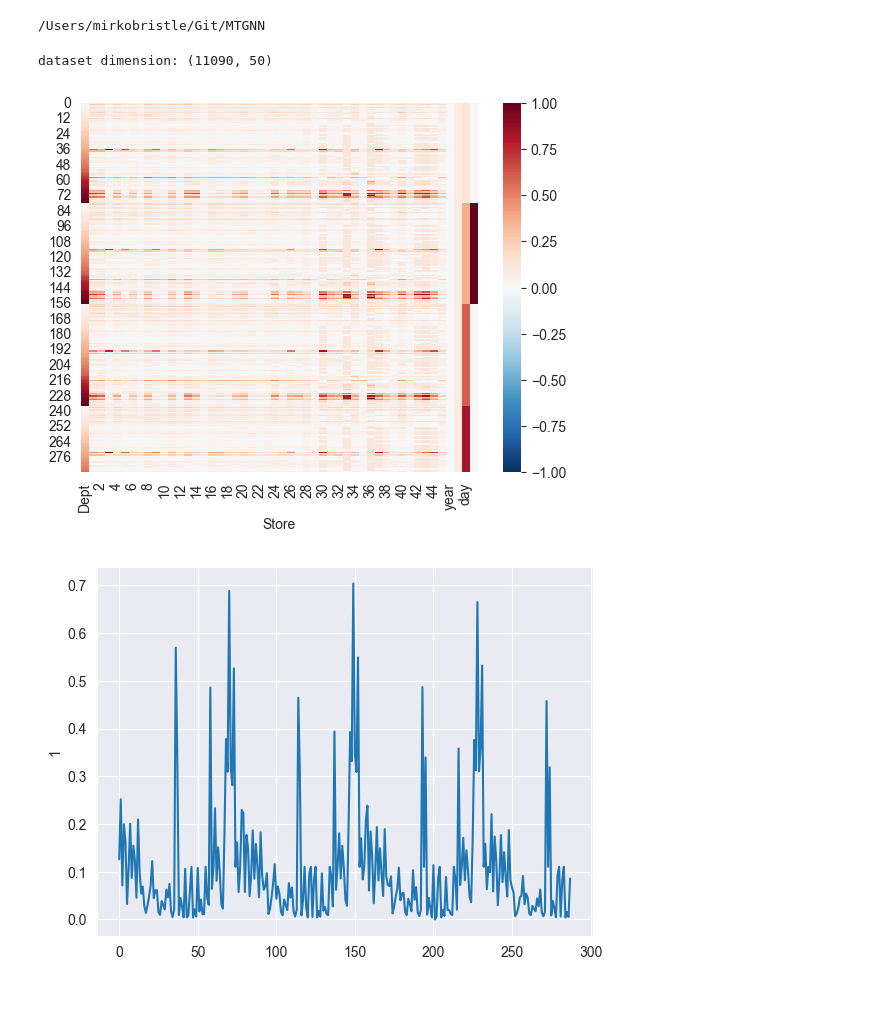
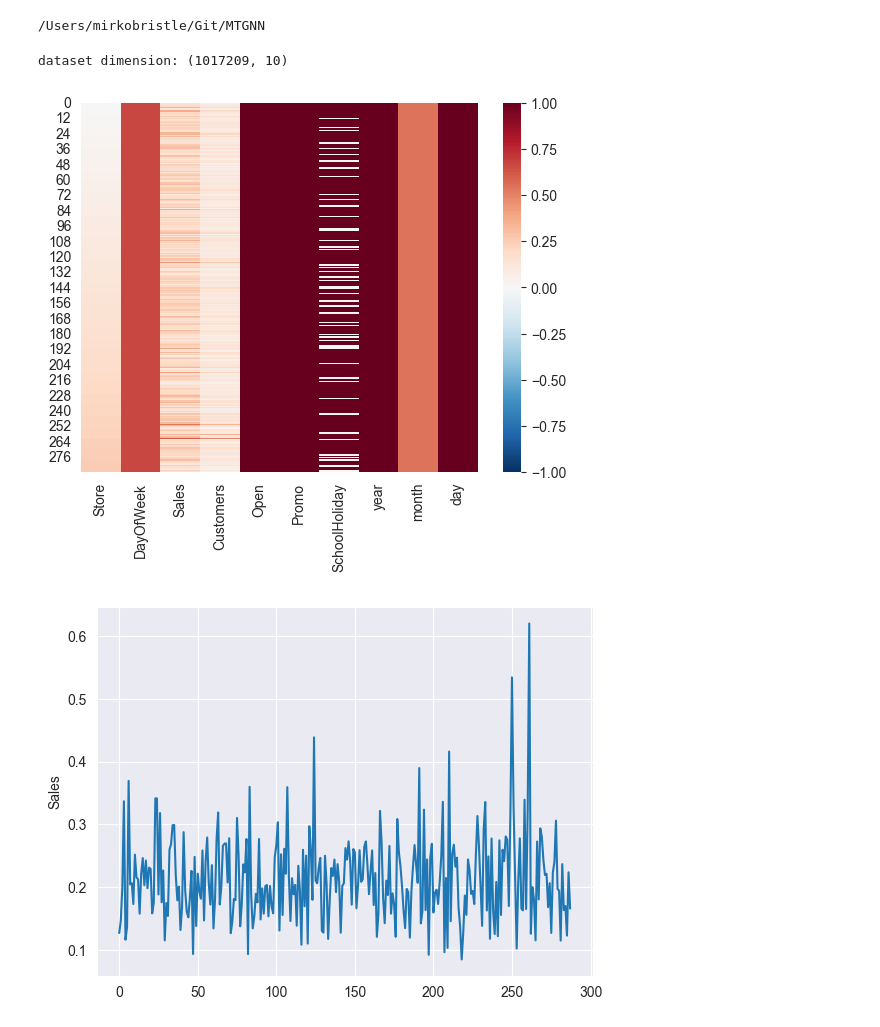
Before and after one commit to MBristle/MTGNN, a Jupyter notebook: dataset_evaluation.ipynb, the cells around one changed output. Cells and saved outputs as stored; diff of their text form; code cells hidden in the pictures; blank space fills up the shorter version.

Commit message:
update rossman2 and results for DS evaluation and experiment visualization

```diff
--- a/dataset_evaluation.ipynb
+++ b/dataset_evaluation.ipynb
@@ -11,6 +11,8 @@ print(os.getcwd())
 
 dataset_names = {
     'walmart': './data/walmart.csv',
+    'rossman2': './data/rossman_cleaned_2.csv',
+    'rossman1': './data/rossman.csv',
     'eeg': './data/eeg-eye-state_csv.csv',
     'polution': './data/uspollution_pollution_us_2000_2016.csv',
     'airlinedelay': './data/airlinedelaycauses_DelayedFlights.csv',
@@ -20,7 +22,7 @@ dataset_names = {
     'exchange': './data/exchange_rate.txt',
     'household': './data/household_power_consumption.csv'
 }
-ds_name = 'walmart'
+ds_name = 'rossman1'
 with open(dataset_names[ds_name], 'r') as file:
     # data_json = json.loa
     # ds(f"[{data_str}]")
@@ -41,8 +43,23 @@ with open(dataset_names[ds_name], 'r') as file:
         data["year"] =  pd.DatetimeIndex(data["Data"]).year
         data["month"] =  pd.DatetimeIndex(data["Data"]).month
         data["day"] =  pd.DatetimeIndex(data["Data"]).day
-        data["is_holiday"]=data["IsHoliday"].astype(int)
-
+    #     data["is_holiday"]=data["IsHoliday"].astype(int)
+    # elif ds_name == 'rossman2':
+    #     data = pd.read_csv(file)
+    #     data = data[(data["Store"].isin( np.random.choice(data["Store"].max(),size=60)))]
+    #     data = data.pivot(index=["Date","SchoolHoliday","DayOfWeek","Open","Promo"], columns=["Store"], values=["Sales","Customers"])
+    #     data = data.dropna(axis=1, how='all').reset_index()
+    #     data.fillna(0,inplace=True)
+    #     data["Data"] = pd.to_datetime(data["Date"],format="%Y-%m-%d")
+    #     data["year"] =  pd.DatetimeIndex(data["Data"]).year
+    #     data["month"] =  pd.DatetimeIndex(data["Data"]).month
+    #     data["day"] =  pd.DatetimeIndex(data["Data"]).day
+    elif ds_name == 'rossman1':
+        data = pd.read_csv(file)
+        data["Data"] = pd.to_datetime(data["Date"],format="%Y-%m-%d")
+        data["year"] =  pd.DatetimeIndex(data["Data"]).year
+        data["month"] =  pd.DatetimeIndex(data["Data"]).month
+        data["day"] =  pd.DatetimeIndex(data["Data"]).day
     else:
         data = pd.read_csv(file, header=None)
     data = data.select_dtypes(include=[int,float])
@@ -51,20 +68,20 @@ with open(dataset_names[ds_name], 'r') as file:
     print(f"dataset dimension: {data.shape}")
 # %% [output]
 /Users/mirkobristle/Git/MTGNN
-dataset dimension: (11090, 50)
+dataset dimension: (1017209, 10)
 # %%
 from matplotlib import pyplot
 df_norm_col=(data-data.min())/(data.max() -data.min())
 sns.heatmap(df_norm_col.iloc[0:12*24],vmin=-1., vmax=1., cmap='RdBu_r',)
 pyplot.savefig(f"timeseries_heat_12x24_{ds_name}.png",format="png", bbox_inches="tight")
 
 pyplot.show()
-sns.lineplot(df_norm_col.iloc[:,1][0:12*24])
+sns.lineplot(df_norm_col.iloc[:,2][0:12*24])
 pyplot.savefig(f"timeseries_single_12x24_{ds_name}.png",format="png", bbox_inches="tight")
 pyplot.show()
 sns.heatmap(df_norm_col.iloc[0:12*24*7],vmin=-1., vmax=1., cmap='RdBu_r',)
 pyplot.savefig(f"timeseries_heat_12x24x6_{ds_name}.png",format="png", bbox_inches="tight")
 pyplot.show()
 # %% [output]
-[figure, old version]
+[figure, new version]
-[figure, old version]
+[figure, new version]
```
Also changed, not shown: parts of 4 cells of this notebook, 1 other file.
